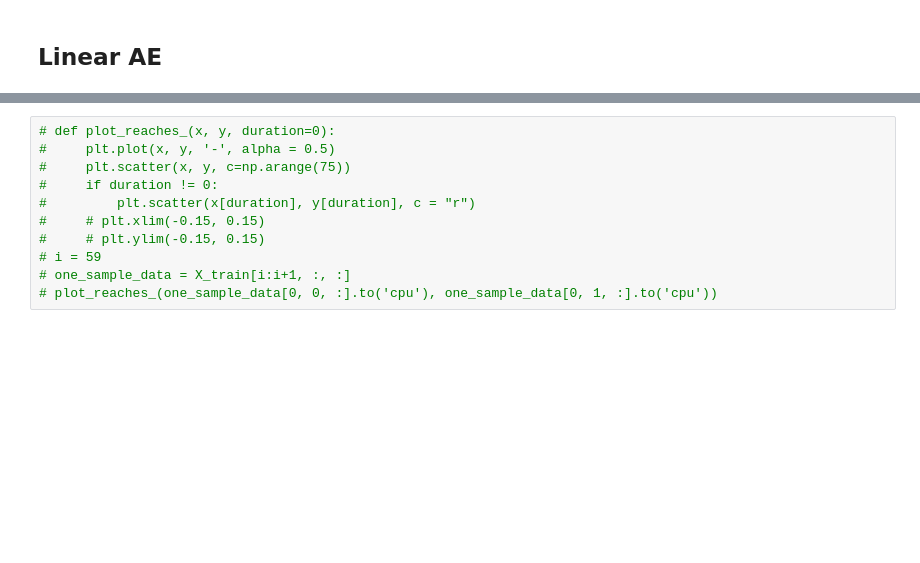
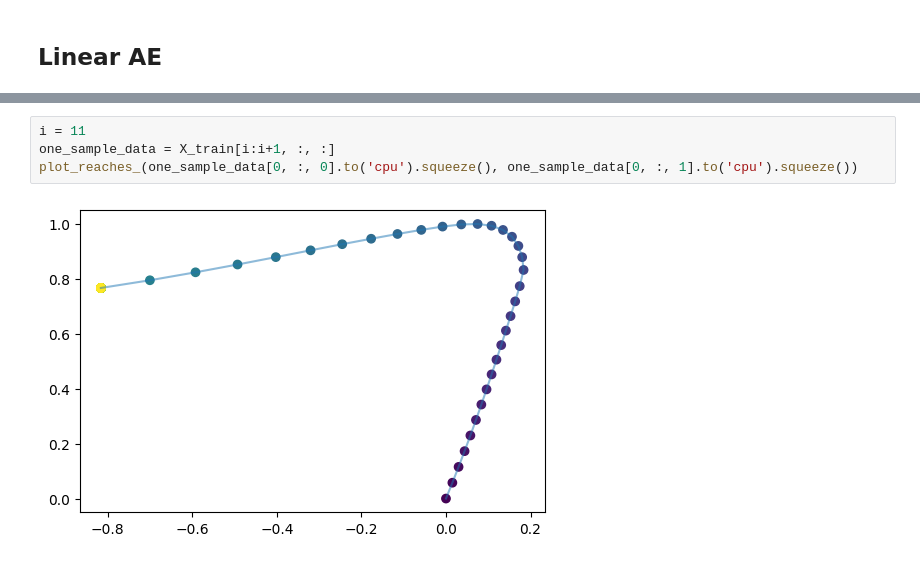
Before and after one commit to NevVerVer/Neuromatch_2022_EcoG_movements, a Jupyter notebook: models/lstm_model_training.ipynb, the cells around one changed output, grey strips where cells are left out. Saved outputs shown, nothing was run; the diff lists cells and outputs as text; blank space fills up the shorter version.

```diff
--- a/models/lstm_model_training.ipynb
+++ b/models/lstm_model_training.ipynb
@@ -429,13 +616,8 @@ pl.utilities.model_summary.summarize(lae, max_depth=-1)
-# %%
-# def plot_reaches_(x, y, duration=0):
-#     plt.plot(x, y, '-', alpha = 0.5)
-#     plt.scatter(x, y, c=np.arange(75))
-#     if duration != 0:
-#         plt.scatter(x[duration], y[duration], c = "r")
-#     # plt.xlim(-0.15, 0.15)
-#     # plt.ylim(-0.15, 0.15)
-# i = 59
-# one_sample_data = X_train[i:i+1, :, :]
-# plot_reaches_(one_sample_data[0, 0, :].to('cpu'), one_sample_data[0, 1, :].to('cpu'))
+# %%
+i = 11
+one_sample_data = X_train[i:i+1, :, :]
+plot_reaches_(one_sample_data[0, :, 0].to('cpu').squeeze(), one_sample_data[0, :, 1].to('cpu').squeeze())
+# %% [output]
+[figure, added]
 # %%
 n_epochs = 100
```
Also changed, not shown: parts of 41 cells of this notebook, 2 other files.
